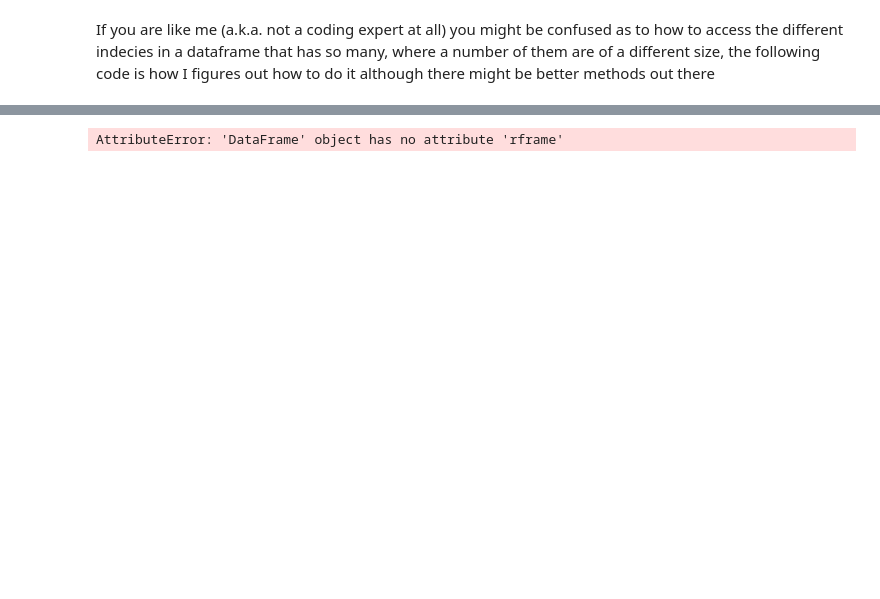
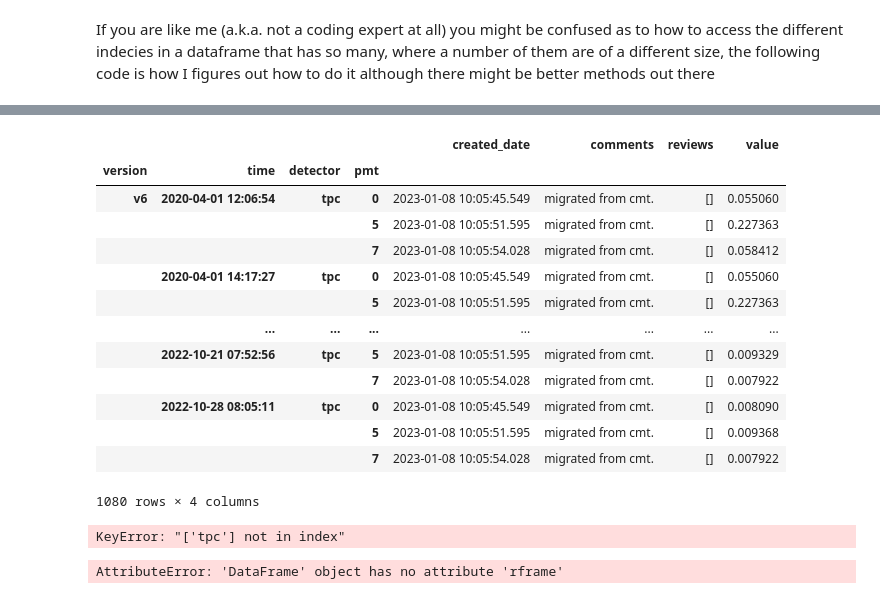
Before and after one commit to LuisSanchez25/Xedocs_Examples, a Jupyter notebook: Xedocs_User_Guide.ipynb, the cells around one changed output, grey strips where cells are left out. Cells and saved outputs as stored; diff of their text form; code cells hidden in the pictures; blank space fills up the shorter version.

```diff
--- a/Xedocs_User_Guide.ipynb
+++ b/Xedocs_User_Guide.ipynb
@@ -595,3 +583,24 @@ AttributeError: 'DataFrame' object has no attribute 'get_column_fields'
+# %%
+pmt_multi_df.loc[['v6']]
+# %% [output]
+|  |  |  |  | created_date | comments | reviews | value |
+| version | time | detector | pmt |  |  |  |  |
+| v6 | 2020-04-01 12:06:54 | tpc | 0 | 2023-01-08 10:05:45.549 | migrated from cmt. | [] | 0.055060 |
+|  |  |  | 5 | 2023-01-08 10:05:51.595 | migrated from cmt. | [] | 0.227363 |
+|  |  |  | 7 | 2023-01-08 10:05:54.028 | migrated from cmt. | [] | 0.058412 |
+|  | 2020-04-01 14:17:27 | tpc | 0 | 2023-01-08 10:05:45.549 | migrated from cmt. | [] | 0.055060 |
+|  |  |  | 5 | 2023-01-08 10:05:51.595 | migrated from cmt. | [] | 0.227363 |
+|  | ... | ... | ... | ... | ... | ... | ... |
+|  | 2022-10-21 07:52:56 | tpc | 5 | 2023-01-08 10:05:51.595 | migrated from cmt. | [] | 0.009329 |
+|  |  |  | 7 | 2023-01-08 10:05:54.028 | migrated from cmt. | [] | 0.007922 |
+|  | 2022-10-28 08:05:11 | tpc | 0 | 2023-01-08 10:05:45.549 | migrated from cmt. | [] | 0.008090 |
+|  |  |  | 5 | 2023-01-08 10:05:51.595 | migrated from cmt. | [] | 0.009368 |
+|  |  |  | 7 | 2023-01-08 10:05:54.028 | migrated from cmt. | [] | 0.007922 |
+1080 rows × 4 columns
+# %%
+pmt_multi_df.loc[['v6','tpc']]
+# %% [output]
+KeyError: "['tpc'] not in index"
 # %%
 df = pmt_multi_df.rframe().loc[['v6', 'tpc']]
 
```
Also changed, not shown: parts of 61 cells of this notebook.
